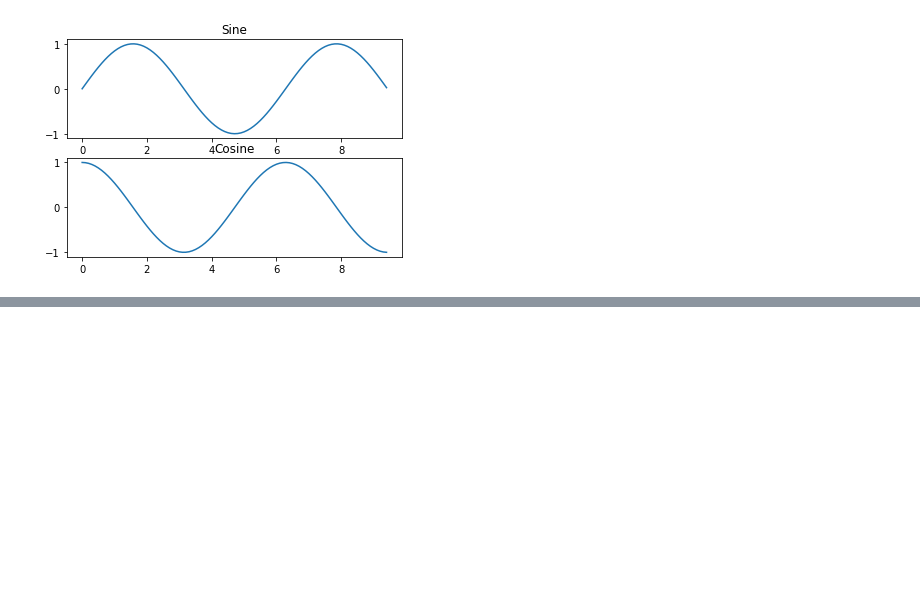
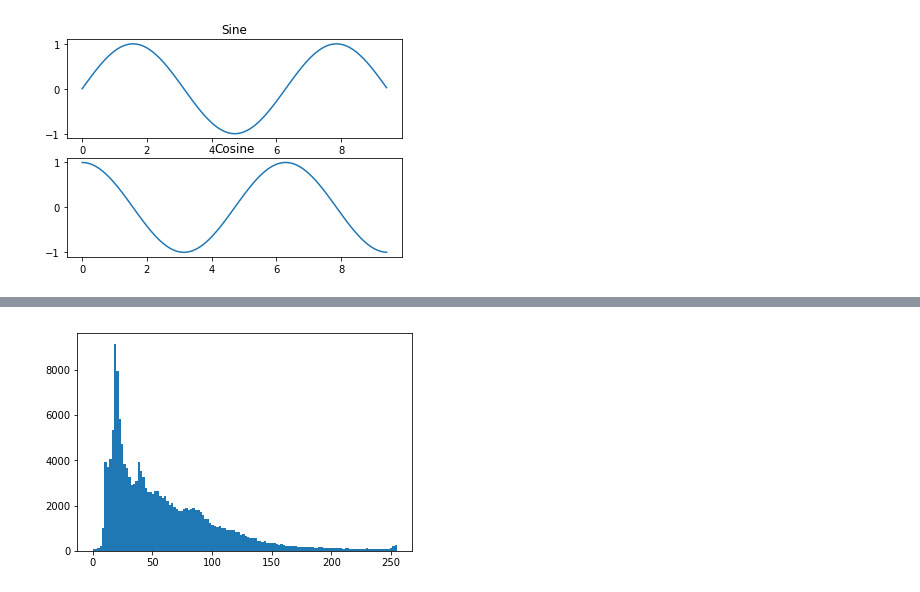
Before and after one commit to ancientwind/notebook, a Jupyter notebook: matplotlib.ipynb, the cells around one changed output, grey strips where cells are left out. Cells and saved outputs as stored; diff of their text form; code cells hidden in the pictures; blank space fills up the shorter version.

```diff
--- a/matplotlib.ipynb
+++ b/matplotlib.ipynb
@@ -51,0 +95,7 @@ plt.show()
+# %%
+
+figure()
+hist(im.flatten(), 128)
+show()
+# %% [output]
+[figure, added]
```
Also changed, not shown: parts of 6 cells of this notebook.
